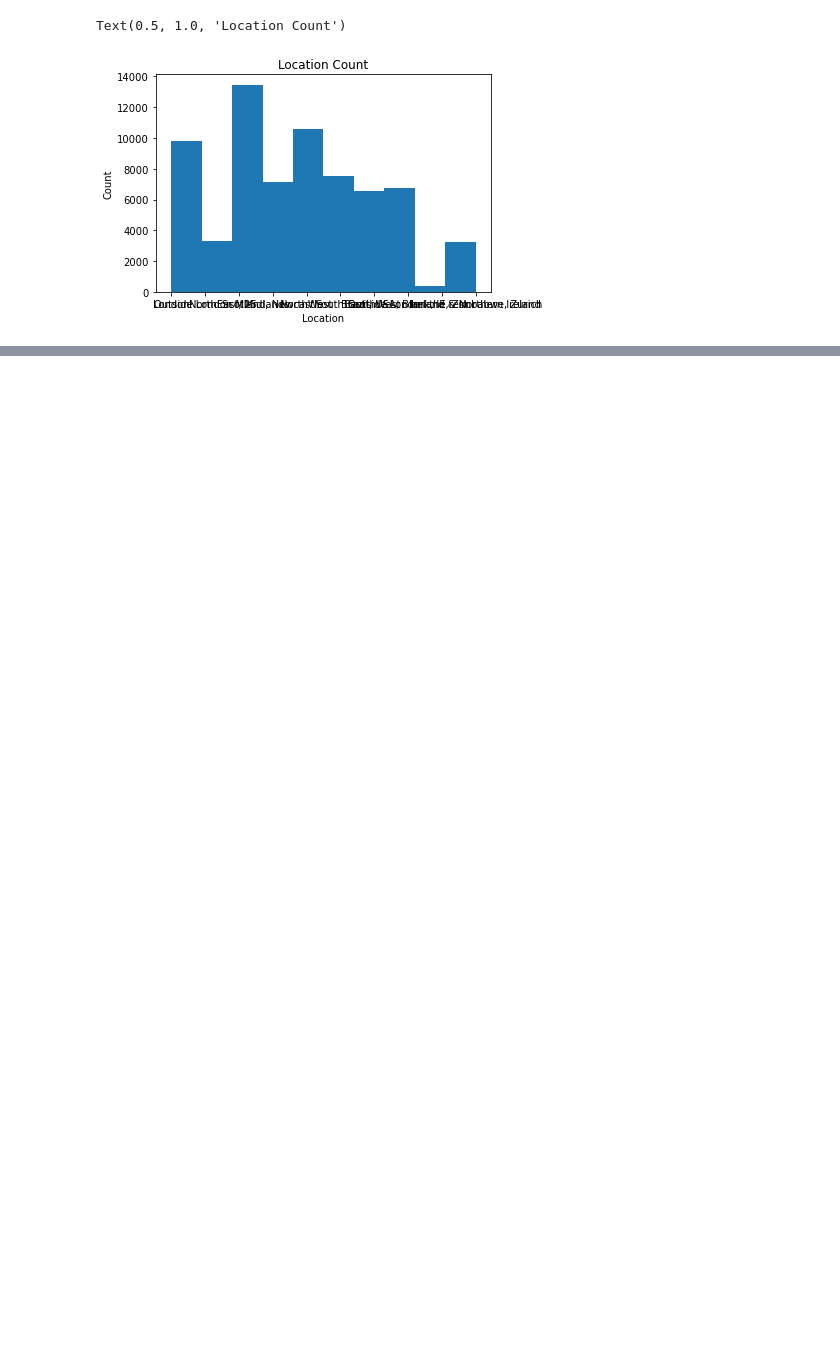
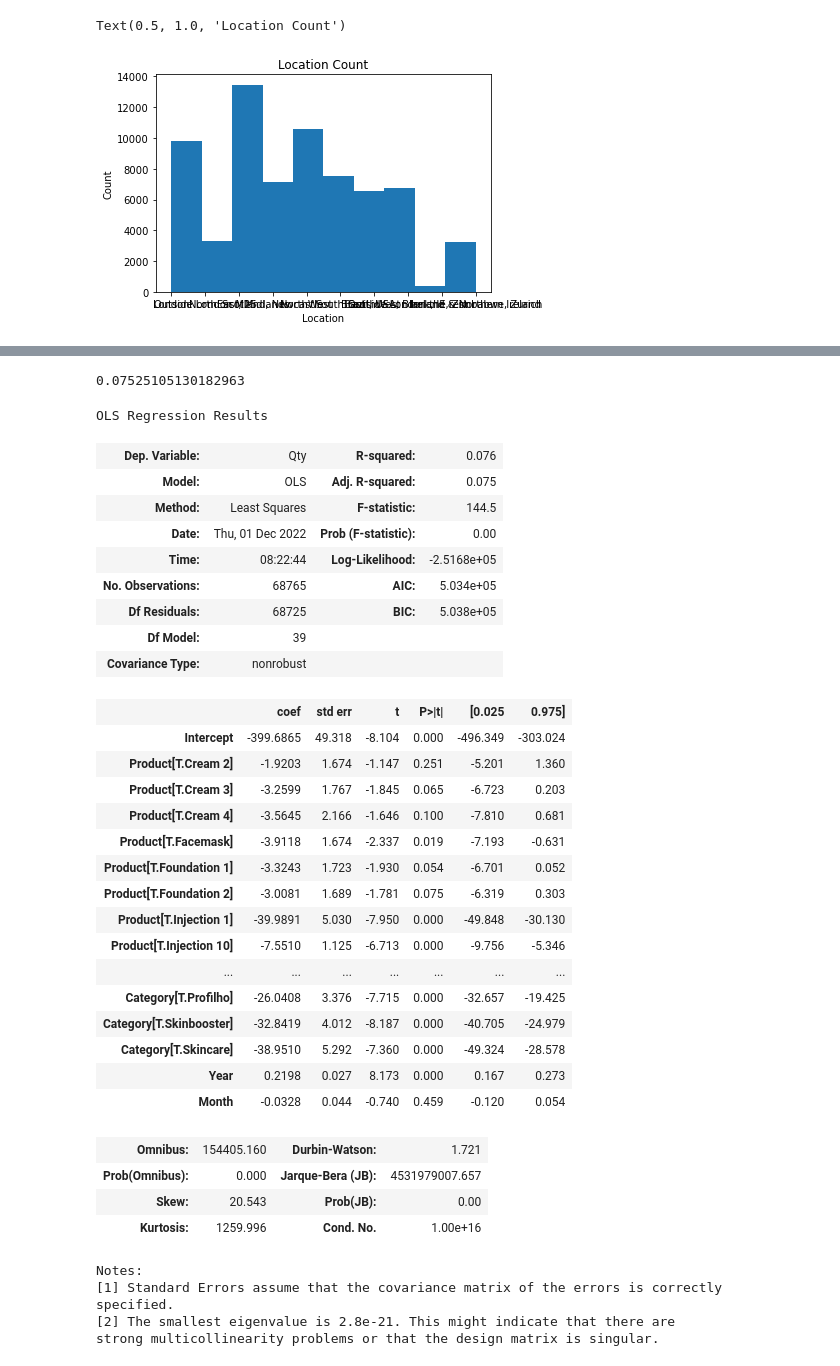
Before and after one commit to Rushayeal/Dissertation, a Jupyter notebook: Source/Rushayeal-Forecasting.ipynb, the cells around one changed output, grey strips where cells are left out. Cells and saved outputs as stored; diff of their text form; code cells hidden in the pictures; blank space fills up the shorter version.

```diff
--- a/Source/Rushayeal-Forecasting.ipynb
+++ b/Source/Rushayeal-Forecasting.ipynb
@@ -419,0 +588,5 @@ plt.show()
+# %%
+df_sales.Year = df_sales.Year.astype(float)
+# %%
+df_sales.Month.unique()
+df_sales.Month = df_sales.Month.astype(float)
@@ -419,0 +613,43 @@ plt.show()
+# %%
+formula = "Qty~Year+Product+Location+Month+Quarter+Category"
+model = smf.ols(formula, df_sales).fit()
+print(model.rsquared_adj)
+# %% [output]
+0.07525105130182963
+# %%
+model.summary()
+# %% [output]
+OLS Regression Results
+| Dep. Variable: | Qty | R-squared: | 0.076 |
+| Model: | OLS | Adj. R-squared: | 0.075 |
+| Method: | Least Squares | F-statistic: | 144.5 |
+| Date: | Thu, 01 Dec 2022 | Prob (F-statistic): | 0.00 |
+| Time: | 08:22:44 | Log-Likelihood: | -2.5168e+05 |
+| No. Observations: | 68765 | AIC: | 5.034e+05 |
+| Df Residuals: | 68725 | BIC: | 5.038e+05 |
+| Df Model: | 39 |  |  |
+| Covariance Type: | nonrobust |  |  |
+|  | coef | std err | t | P>|t| | [0.025 | 0.975] |
+| Intercept | -399.6865 | 49.318 | -8.104 | 0.000 | -496.349 | -303.024 |
+| Product[T.Cream 2] | -1.9203 | 1.674 | -1.147 | 0.251 | -5.201 | 1.360 |
+| Product[T.Cream 3] | -3.2599 | 1.767 | -1.845 | 0.065 | -6.723 | 0.203 |
+| Product[T.Cream 4] | -3.5645 | 2.166 | -1.646 | 0.100 | -7.810 | 0.681 |
+| Product[T.Facemask] | -3.9118 | 1.674 | -2.337 | 0.019 | -7.193 | -0.631 |
+| Product[T.Foundation 1] | -3.3243 | 1.723 | -1.930 | 0.054 | -6.701 | 0.052 |
+| Product[T.Foundation 2] | -3.0081 | 1.689 | -1.781 | 0.075 | -6.319 | 0.303 |
+| Product[T.Injection 1] | -39.9891 | 5.030 | -7.950 | 0.000 | -49.848 | -30.130 |
+| Product[T.Injection 10] | -7.5510 | 1.125 | -6.713 | 0.000 | -9.756 | -5.346 |
+| ... | ... | ... | ... | ... | ... | ... |
+| Category[T.Profilho] | -26.0408 | 3.376 | -7.715 | 0.000 | -32.657 | -19.425 |
+| Category[T.Skinbooster] | -32.8419 | 4.012 | -8.187 | 0.000 | -40.705 | -24.979 |
+| Category[T.Skincare] | -38.9510 | 5.292 | -7.360 | 0.000 | -49.324 | -28.578 |
+| Year | 0.2198 | 0.027 | 8.173 | 0.000 | 0.167 | 0.273 |
+| Month | -0.0328 | 0.044 | -0.740 | 0.459 | -0.120 | 0.054 |
+| Omnibus: | 154405.160 | Durbin-Watson: | 1.721 |
+| Prob(Omnibus): | 0.000 | Jarque-Bera (JB): | 4531979007.657 |
+| Skew: | 20.543 | Prob(JB): | 0.00 |
+| Kurtosis: | 1259.996 | Cond. No. | 1.00e+16 |
+Notes:
+[1] Standard Errors assume that the covariance matrix of the errors is correctly specified.
+[2] The smallest eigenvalue is 2.8e-21. This might indicate that there are
+strong multicollinearity problems or that the design matrix is singular.
```
Also changed, not shown: parts of 22 cells of this notebook, 3 other files.
